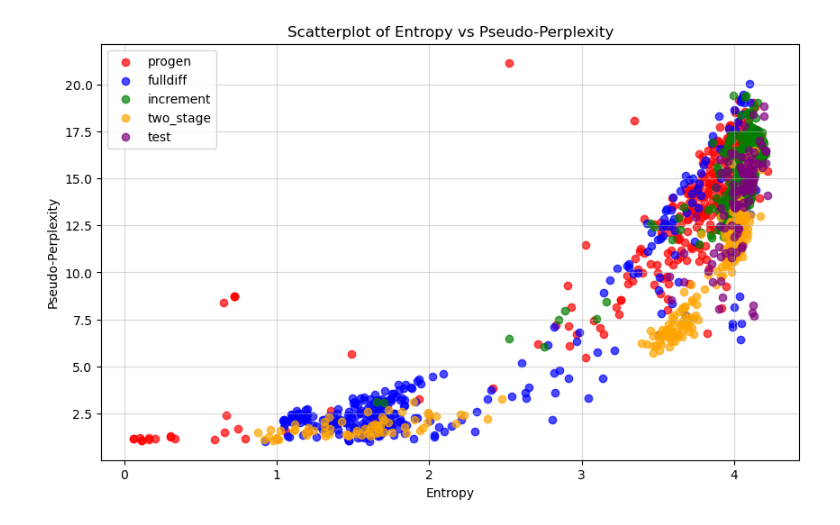
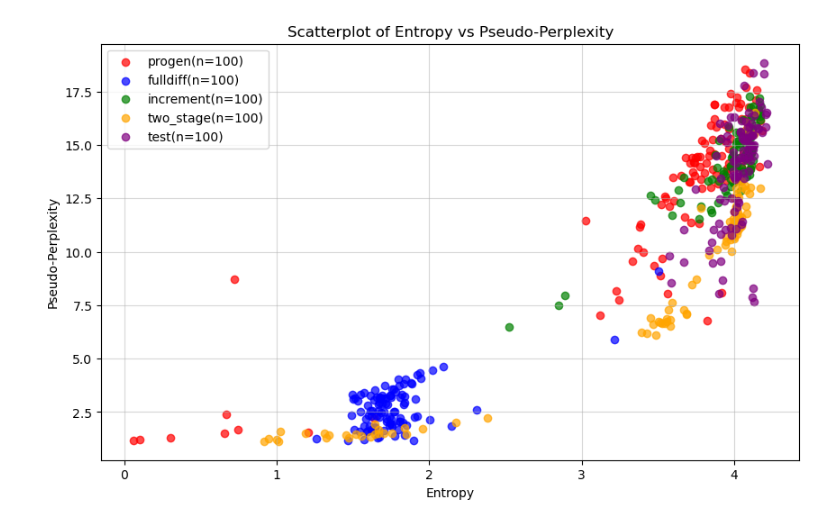
Before and after one commit to lludwig010/ProMDLM, a Jupyter notebook: plotting.ipynb, the cells around one changed output. Saved outputs shown, nothing was run; the diff lists cells and outputs as text; code cells hidden in the pictures.

```diff
--- a/plotting.ipynb
+++ b/plotting.ipynb
@@ -26,5 +45,6 @@ import matplotlib.pyplot as plt
 # %%
-full_files = ["/home/jtso3/ghassan/ProMDLM/generated_sequences/generated_sequences_progen_results_full.csv",
+full_files = [
+"/home/jtso3/ghassan/ProMDLM/generated_sequences/generated_sequences_progen_results_full.csv",
 "/home/jtso3/ghassan/ProMDLM/generated_sequences/generated_sequences_fulldiff_results_full.csv",
 "/home/jtso3/ghassan/ProMDLM/generated_sequences/generated_sequences_increment_results_full.csv",
 "/home/jtso3/ghassan/ProMDLM/generated_sequences/generated_sequences_two_stage_results_full.csv",
@@ -32,23 +52,8 @@ full_files = ["/home/jtso3/ghassan/ProMDLM/generated_sequences/generated_sequenc
 
 names = ["progen","fulldiff", "increment", "two_stage", "test"]
 
-def boxplot_of_column(full_files, column_name, names, output_path):
-    """
-    Create a boxplot of the specified column from the full files.
-    """
-    data = []
-    for path in full_files:
-        df = pd.read_csv(path)
-        data.append(df[column_name])
 
-    plt.figure(figsize=(10, 6))
-    plt.boxplot(data, labels=names)
-    plt.title(f'Boxplot of {column_name}')
-    plt.xlabel('Name')
-    plt.ylabel(column_name)
-    plt.savefig(output_path)
-
-boxplot_of_column(full_files, "entropy", names, "imgs/entropy_boxplot.png")
-boxplot_of_column(full_files, "pident", names, "imgs/diversity_boxplot_before_filtering.png")
-boxplot_of_column(full_files, "pseudo_perplexity", names, "imgs/perplexity_boxplot_before_filtering.png")
+boxplot_of_column(full_files, "entropy", names, "plots_all_temp/entropy_boxplot.png")
+boxplot_of_column(full_files, "pident", names, "plots_all_temp/diversity_boxplot_before_filtering.png")
+boxplot_of_column(full_files, "pseudo_perplexity", names, "plots_all_temp/perplexity_boxplot_before_filtering.png")
 # %% [output]
@@ -58,17 +63,18 @@ boxplot_of_column(full_files, "pseudo_perplexity", names, "imgs/perplexity_boxpl
 # %%
 colors = ['red', 'blue', 'green', 'orange', 'purple']  # Define colors for each dataset
 
 plt.figure(figsize=(10, 6))
 for i, path in enumerate(full_files):
     df = pd.read_csv(path)
-    plt.scatter(df['entropy'], df['pseudo_perplexity'], color=colors[i], label=names[i], alpha=0.7)
+    df = df[(df["temperature"] == 1) | (df["temperature"].isna())]  # Filter rows where pident is 1
+    plt.scatter(df['entropy'], df['pseudo_perplexity'], color=colors[i], label=names[i]+f"(n={len(df)})", alpha=0.7)
 
 plt.title('Scatterplot of Entropy vs Pseudo-Perplexity')
 plt.xlabel('Entropy')
 plt.ylabel('Pseudo-Perplexity')
 plt.legend()
 plt.grid(alpha=0.5)
-plt.savefig("imgs/scatterplot_entropy_vs_pseudo_perplexity_before_filtering.png")
+plt.savefig("imgs_t1/scatterplot_entropy_vs_pseudo_perplexity_before_filtering.png")
 # %% [output]
-[figure, old version]
+[figure, new version]
 # %%
```
Also changed, not shown: parts of 8 cells of this notebook, 44 other files.
